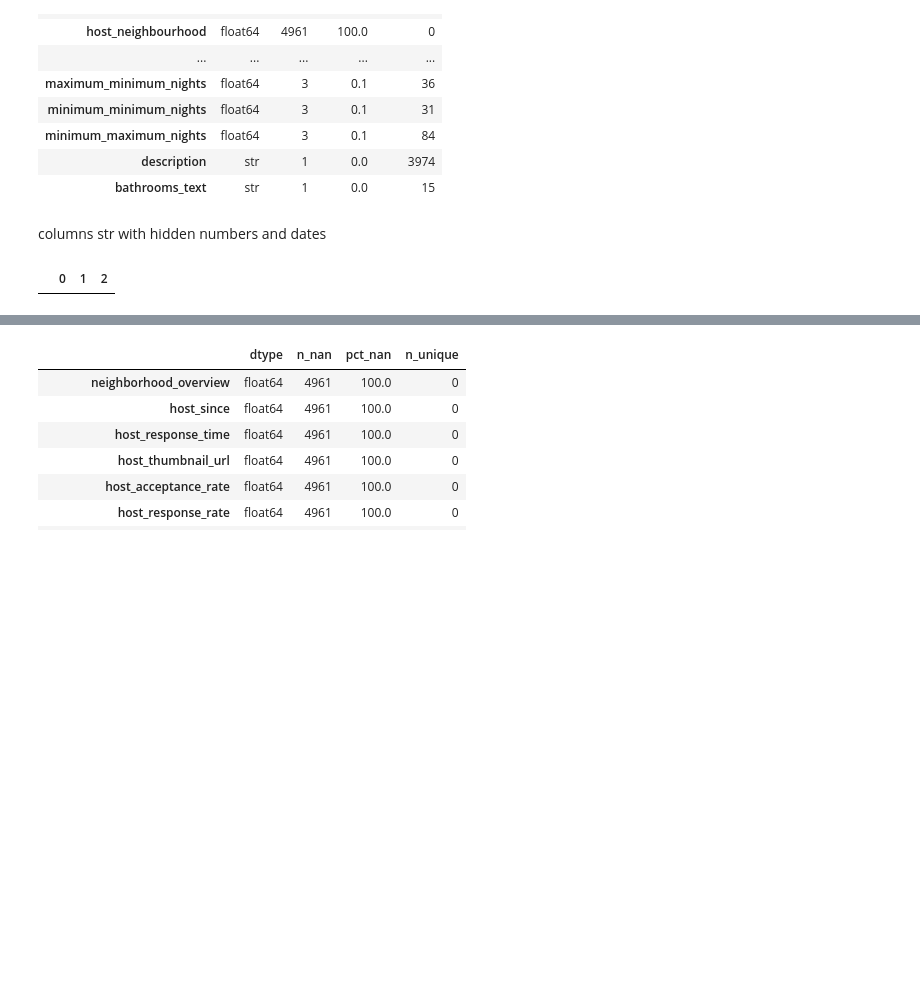
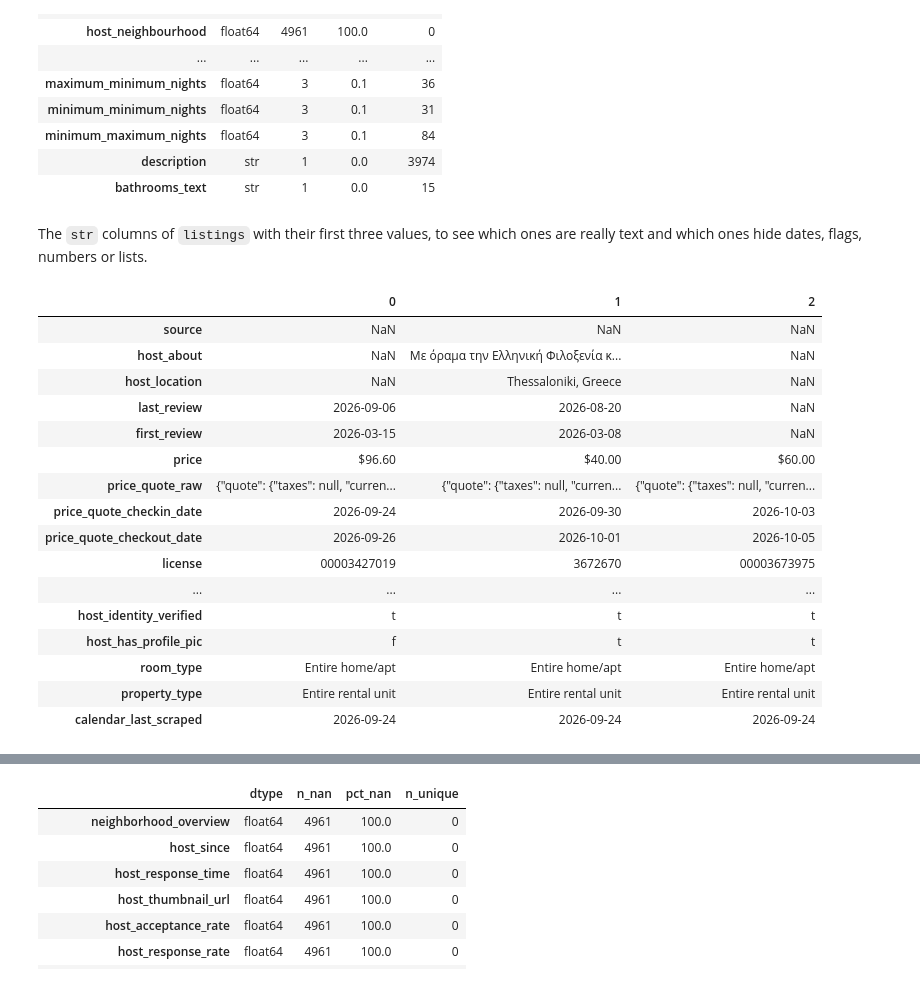
Before and after one commit to kallistratis/thessaloniki-airbnb-analysis, a Jupyter notebook: 01_data_cleaning.ipynb, the cells around one changed output, grey strips where cells are left out. Cells and saved outputs as stored; diff of their text form; code cells hidden in the pictures; blank space fills up the shorter version.

Commit message:
Section 3b: drop empty and constant columns, check ids and str columns

```diff
--- a/01_data_cleaning.ipynb
+++ b/01_data_cleaning.ipynb
@@ -207,9 +209,25 @@ s[s["n_nan"] > 0]
 | description | str | 1 | 0.0 | 3974 |
 | bathrooms_text | str | 1 | 0.0 | 15 |
 # %% [markdown]
-columns str with hidden numbers and dates
+The `str` columns of `listings` with their first three values, to see which ones are really text and which ones hide dates, flags, numbers or lists.
 # %%
-obj_cols = s[s["dtype"] == "object"].index
+obj_cols = s[s["dtype"] == "str"].index
 listings[obj_cols].head(3).T
 # %% [output]
 |  | 0 | 1 | 2 |
+| source | NaN | NaN | NaN |
+| host_about | NaN | Με όραμα την Ελληνική Φιλοξενία κ... | NaN |
+| host_location | NaN | Thessaloniki, Greece | NaN |
+| last_review | 2026-09-06 | 2026-08-20 | NaN |
+| first_review | 2026-03-15 | 2026-03-08 | NaN |
+| price | $96.60 | $40.00 | $60.00 |
+| price_quote_raw | {"quote": {"taxes": null, "curren... | {"quote": {"taxes": null, "curren... | {"quote": {"taxes": null, "curren... |
+| price_quote_checkin_date | 2026-09-24 | 2026-09-30 | 2026-10-03 |
+| price_quote_checkout_date | 2026-09-26 | 2026-10-01 | 2026-10-05 |
+| license | 00003427019 | 3672670 | 00003673975 |
+| ... | ... | ... | ... |
+| host_identity_verified | t | t | t |
+| host_has_profile_pic | f | t | t |
+| room_type | Entire home/apt | Entire home/apt | Entire home/apt |
+| property_type | Entire rental unit | Entire rental unit | Entire rental unit |
+| calendar_last_scraped | 2026-09-24 | 2026-09-24 | 2026-09-24 |
```
Also changed, not shown: parts of 19 cells of this notebook.
